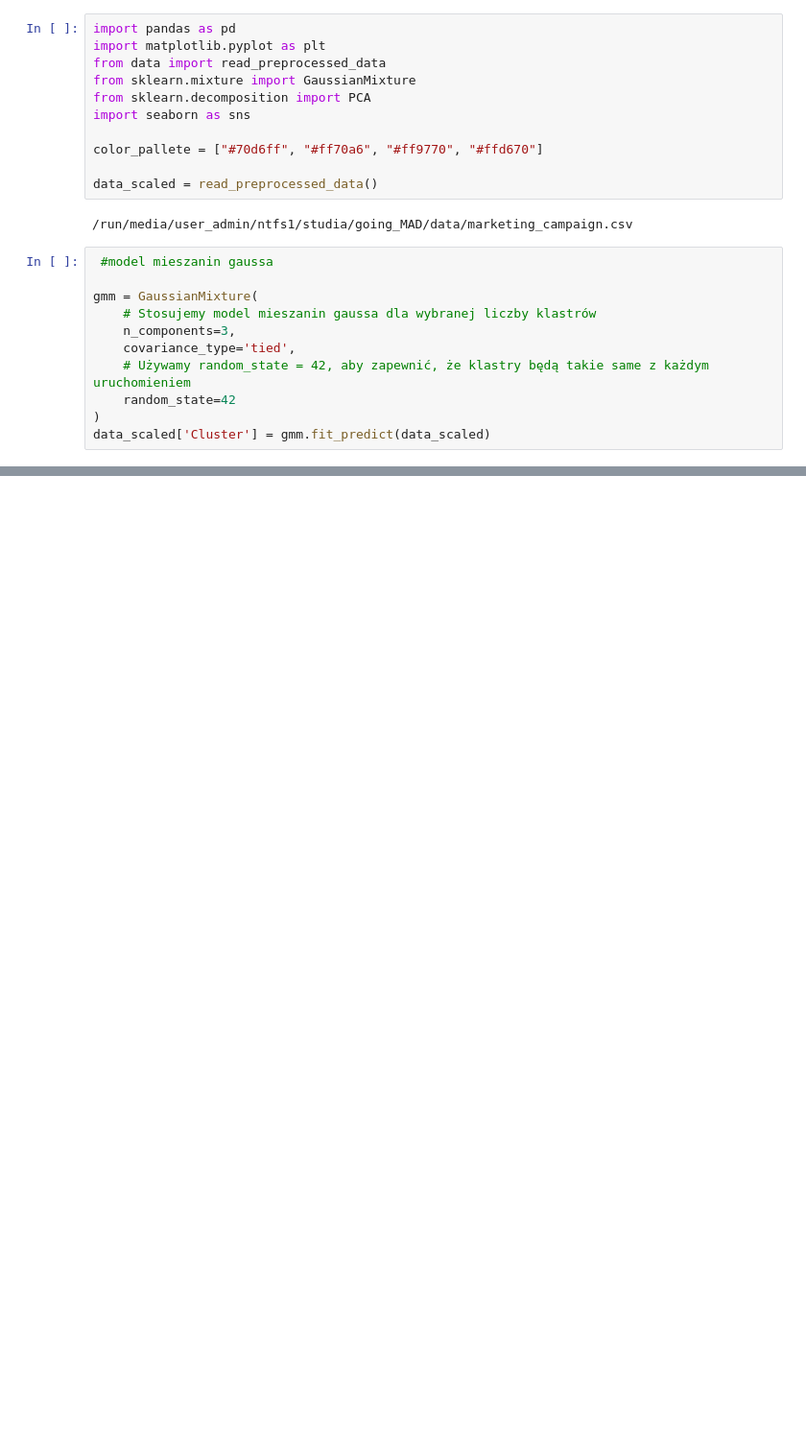
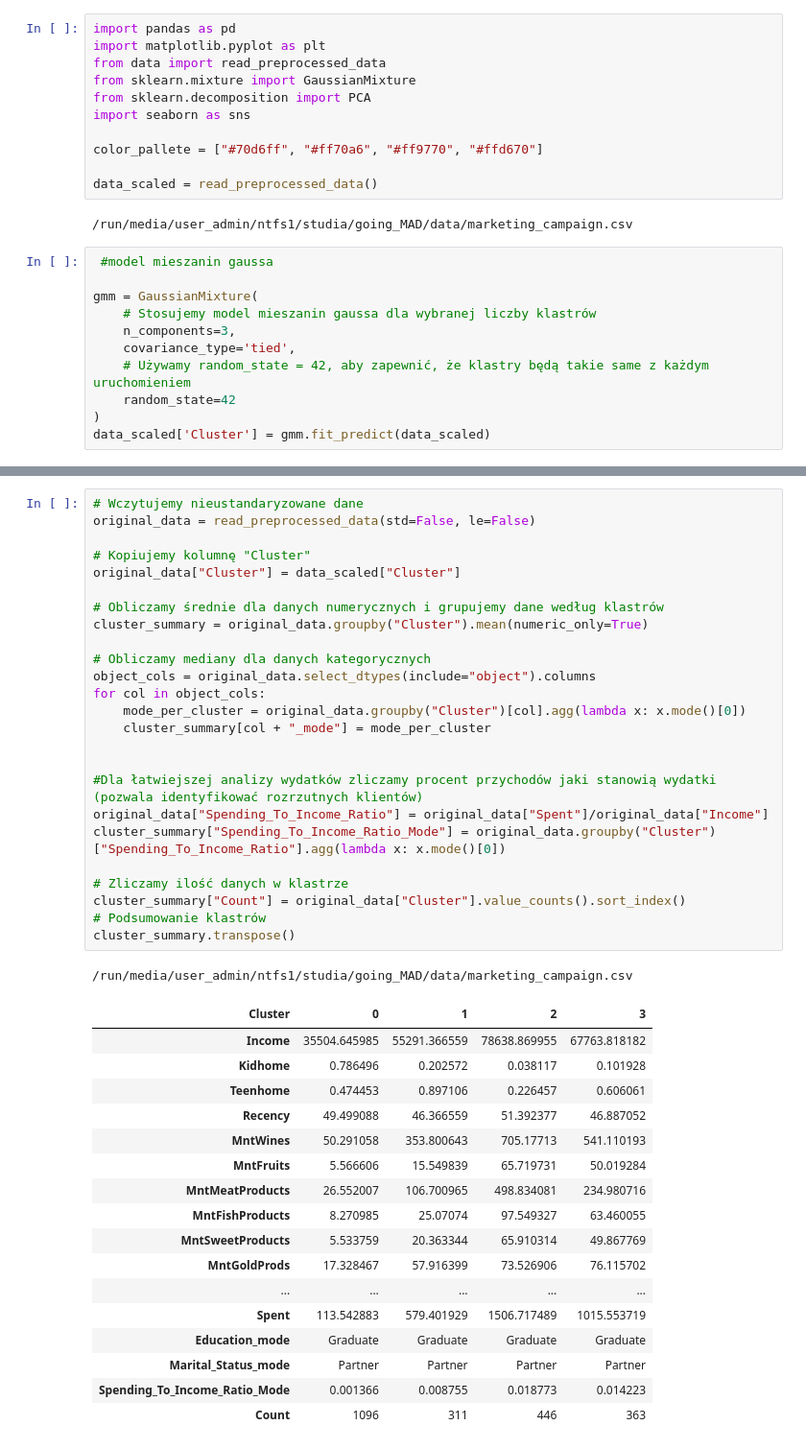
Before and after one commit to Noka993/customer-profile-analysis, a Jupyter notebook: notebooks/GMM.ipynb, the cells around one changed output, grey strips where cells are left out. Shown at 96% size. Drawn from its saved outputs; the diff is of its cells as text; blank space fills up the shorter version.

```diff
--- a/notebooks/GMM.ipynb
+++ b/notebooks/GMM.ipynb
@@ -82,0 +114,44 @@ cluster_summary.transpose()
+# %%
+# Wczytujemy nieustandaryzowane dane
+original_data = read_preprocessed_data(std=False, le=False)
+
+# Kopiujemy kolumnę "Cluster"
+original_data["Cluster"] = data_scaled["Cluster"]
+
+# Obliczamy średnie dla danych numerycznych i grupujemy dane według klastrów
+cluster_summary = original_data.groupby("Cluster").mean(numeric_only=True)
+
+# Obliczamy mediany dla danych kategorycznych
+object_cols = original_data.select_dtypes(include="object").columns
+for col in object_cols:
+    mode_per_cluster = original_data.groupby("Cluster")[col].agg(lambda x: x.mode()[0])
+    cluster_summary[col + "_mode"] = mode_per_cluster
+
+
+#Dla łatwiejszej analizy wydatków zliczamy procent przychodów jaki stanowią wydatki (pozwala identyfikować rozrzutnych klientów)
+original_data["Spending_To_Income_Ratio"] = original_data["Spent"]/original_data["Income"]
+cluster_summary["Spending_To_Income_Ratio_Mode"] = original_data.groupby("Cluster")["Spending_To_Income_Ratio"].agg(lambda x: x.mode()[0])
+
+# Zliczamy ilość danych w klastrze
+cluster_summary["Count"] = original_data["Cluster"].value_counts().sort_index()
+# Podsumowanie klastrów
+cluster_summary.transpose()
+# %% [output]
+/run/media/user_admin/ntfs1/studia/going_MAD/data/marketing_campaign.csv
+| Cluster | 0 | 1 | 2 | 3 |
+| Income | 35504.645985 | 55291.366559 | 78638.869955 | 67763.818182 |
+| Kidhome | 0.786496 | 0.202572 | 0.038117 | 0.101928 |
+| Teenhome | 0.474453 | 0.897106 | 0.226457 | 0.606061 |
+| Recency | 49.499088 | 46.366559 | 51.392377 | 46.887052 |
+| MntWines | 50.291058 | 353.800643 | 705.17713 | 541.110193 |
+| MntFruits | 5.566606 | 15.549839 | 65.719731 | 50.019284 |
+| MntMeatProducts | 26.552007 | 106.700965 | 498.834081 | 234.980716 |
+| MntFishProducts | 8.270985 | 25.07074 | 97.549327 | 63.460055 |
+| MntSweetProducts | 5.533759 | 20.363344 | 65.910314 | 49.867769 |
+| MntGoldProds | 17.328467 | 57.916399 | 73.526906 | 76.115702 |
+| ... | ... | ... | ... | ... |
+| Spent | 113.542883 | 579.401929 | 1506.717489 | 1015.553719 |
+| Education_mode | Graduate | Graduate | Graduate | Graduate |
+| Marital_Status_mode | Partner | Partner | Partner | Partner |
+| Spending_To_Income_Ratio_Mode | 0.001366 | 0.008755 | 0.018773 | 0.014223 |
+| Count | 1096 | 311 | 446 | 363 |
```
Also changed, not shown: parts of 5 cells of this notebook, 1 other file.
